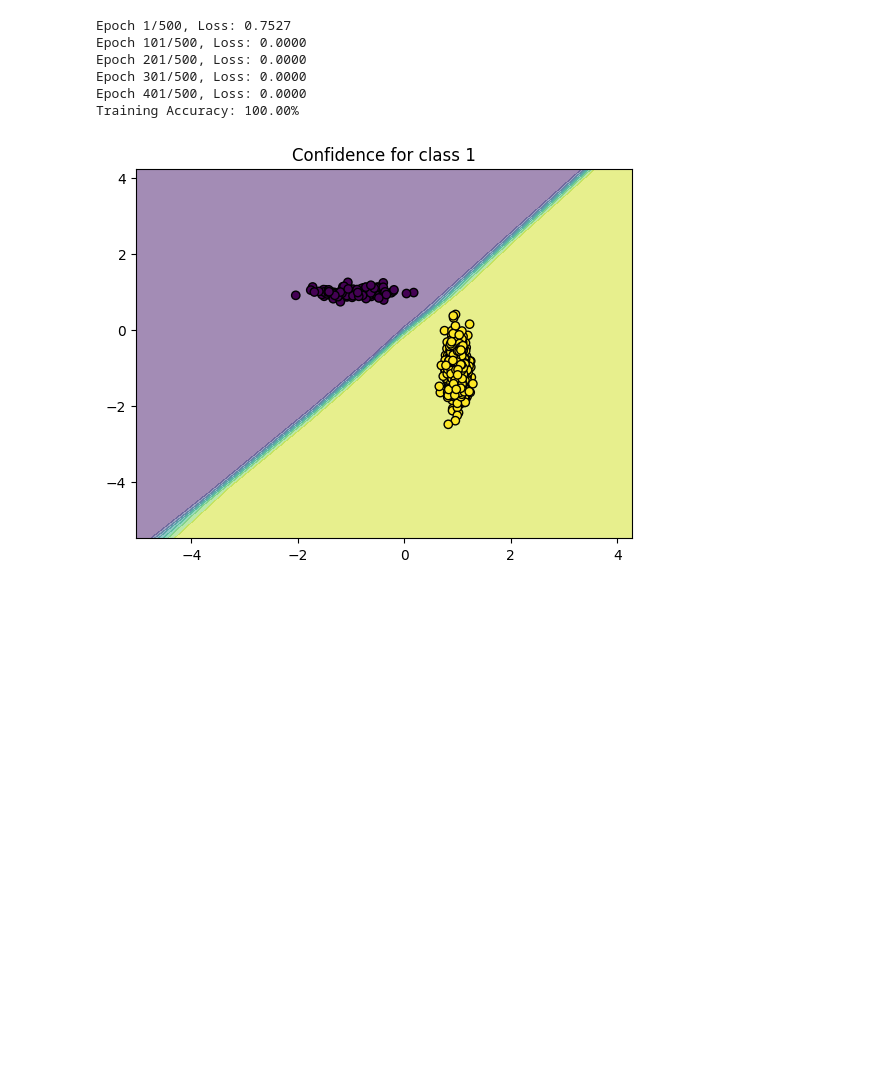
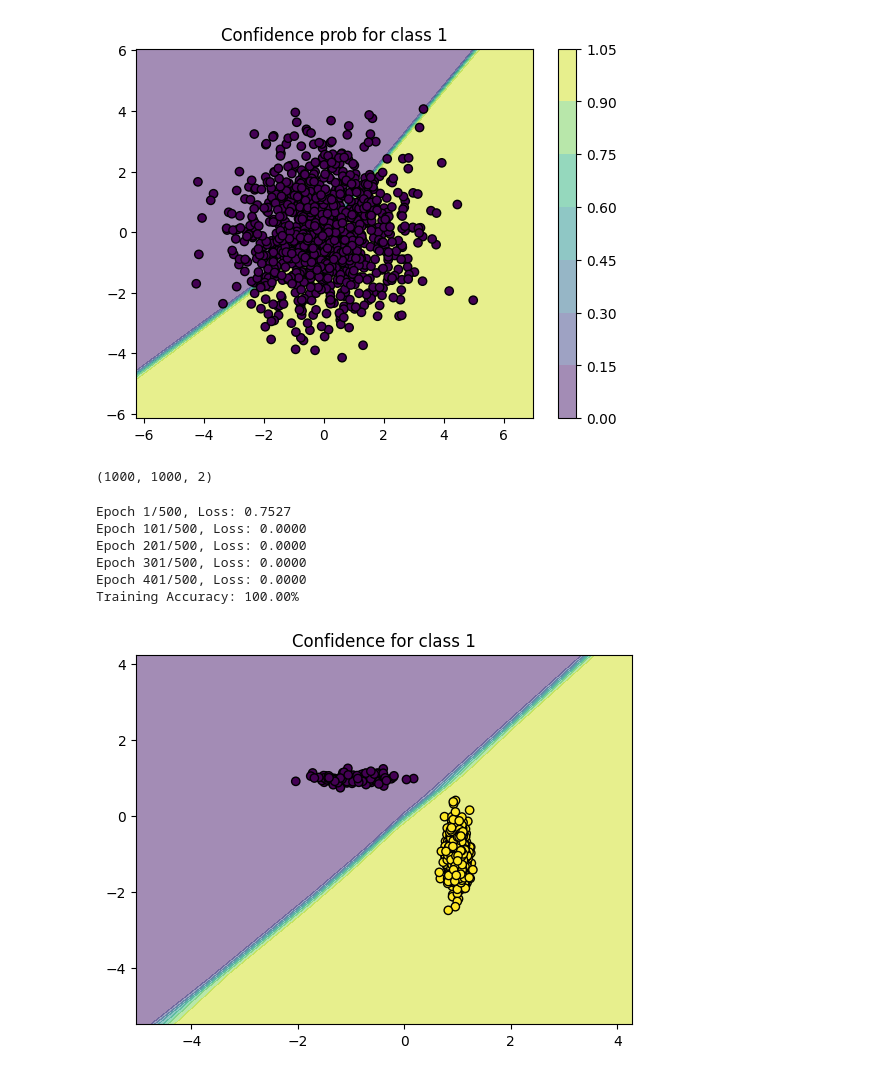
Before and after one commit to CristianManta/classifier-recovery, a Jupyter notebook: gmm-classifier.ipynb, the cells around one changed output. Drawn from its saved outputs; the diff is of its cells as text; code cells hidden in the pictures; blank space fills up the shorter version.

```diff
--- a/gmm-classifier.ipynb
+++ b/gmm-classifier.ipynb
@@ -167,3 +171,42 @@ Training Accuracy: 100.00%
+# %%
+# Verifying samples generated by iDEM
+model = MLP()
+model.load_state_dict(torch.load("GMMMLP-weights-isotropic.pth"))
+model = model.to(device)
+model.eval()
+def plot_confidence_prob_dem_samples(model, X, y):
+    """Plots confidence score
+    """
+    cls = 1
+    band = 2
+
+    x_min, x_max = X[:, 0].min() - band, X[:, 0].max() + band
+    y_min, y_max = X[:, 1].min() - band, X[:, 1].max() + band
+    xx, yy = np.meshgrid(np.arange(x_min, x_max, 0.01),
+                         np.arange(y_min, y_max, 0.01))
+
+    grid = torch.FloatTensor(np.c_[xx.ravel(), yy.ravel()])
+    grid = grid.to(device)
+    with torch.no_grad():
+        logits = model(grid)
+        probs = nn.functional.softmax(logits, dim=1)
+        Z = probs[:, cls]
+        Z = Z.reshape(xx.shape)
+
+    plt.contourf(xx, yy, Z.cpu().numpy(), alpha=0.5)
+    plt.colorbar()
+    plt.scatter(X[:, 0], X[:, 1], c=y, edgecolors='k')
+    plt.title(f"Confidence prob for class {cls}")
+    plt.show()
+
+saved_samples = torch.load('saved_samples/gmm-isotropic/last_samples.pt').cpu().numpy()
+plot_confidence_prob_dem_samples(model, saved_samples[-1], np.zeros(saved_samples[-1].shape[0]))
+# %% [output]
+[figure, added]
+# %%
+saved_samples.shape
+# %% [output]
+(1000, 1000, 2)
 # %%
 # non-isotropic Gaussians
 import torch
```
Also changed, not shown: parts of 2 cells of this notebook, 3 other files.
